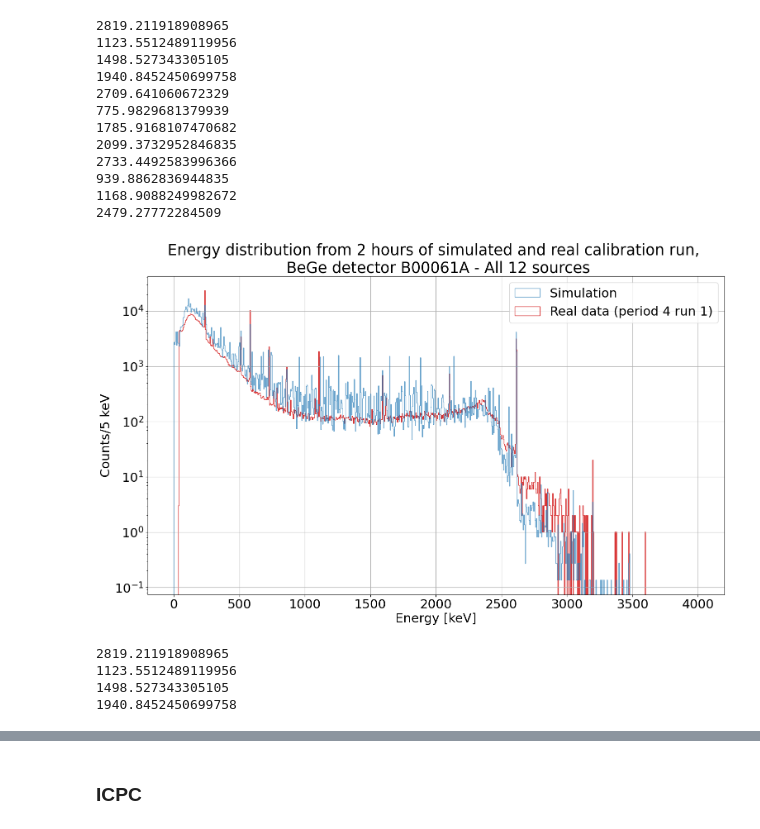
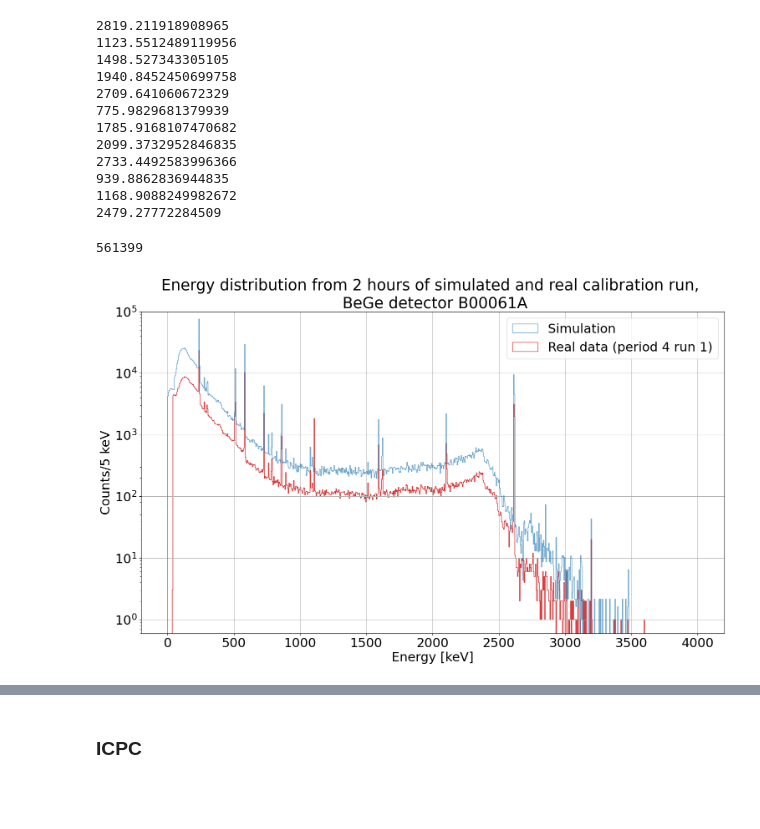
Before and after one commit to gloriasenatore/reMaGe_results, a Jupyter notebook: read_lh5.ipynb, the cells around one changed output, grey strips where cells are left out. Saved outputs shown, nothing was run; the diff lists cells and outputs as text; code cells hidden in the pictures; blank space fills up the shorter version.

```diff
--- a/read_lh5.ipynb
+++ b/read_lh5.ipynb
@@ -184,3 +224,0 @@ my_file.close()
-# %%
-max_bin_plus_1 = 641
-hist_data[1][max_bin_plus_1-1]
@@ -238,7 +278,7 @@ my_file.close()
 '\nmy_file = open("simulation_data_bege.txt", "r")\nlines = my_file.readlines()\ndata_sim = [float(e.strip()) for e in lines]\nmy_file.close()\n'
 # %%
 def rescaling_histo(data, activity, time, bins):
-    (counts, bins) = np.histogram(data, bins=bins, range=(0, 4000), density=True)
+    (counts, bins) = np.histogram(data, bins=bins, range=(0, 4000)) #, density=True)
     counts = counts*activity*time
     return counts, bins
 # %%
@@ -253,6 +293,7 @@ for i in range(1,4):
         counts_sim += counts
         print(str(activities[k]))
         k += 1
+counts_sim = counts_sim/5E6
 # %% [output]
 2819.211918908965
 1123.5512489119956
@@ -267,36 +308,25 @@ for i in range(1,4):
 1168.9088249982672
 2479.27772284509
 # %%
-counts_sim = counts_sim*sum_data_sim/sum_data_sim_tot
+#counts_sim = counts_sim*sum_data_sim/sum_data_sim_tot
+# %%
+sum_data_sim #Number of data from the simulation from that individual detector
+# %% [output]
+561399
 # %%
 _, ax = plt.subplots()
 #ax.hist(all_data.trapEmax, bins=500, label='trap', color='C1')
 hist_sim = ax.hist(bins[:-1], bins, weights=counts_sim, label='Simulation', range=[0, 4000], color='C2', alpha=0.7, histtype='step', zorder=10)
 hist_data = ax.hist(data_single.zacEmax_cal, bins=800, label='Real data (period 4 run 1)', range=[0, 4000], color='C3', histtype='step', zorder=0)
 plt.legend()
 plt.yscale("log")
 plt.xlabel("Energy [keV]")
 plt.ylabel('Counts/5 keV')
-plt.title('Energy distribution from 2 hours of simulated and real calibration run, \n BeGe detector B00061A - All 12 sources')
+plt.title('Energy distribution from 2 hours of simulated and real calibration run, \n BeGe detector B00061A')
+plt.ylim(0.6, 1E5)
+#plt.xlim(2700, 3300)
 plt.grid()
-#plt.savefig('sim_vs_real_cal_spectra_bege_5M.png', bbox_inches='tight')
+#plt.savefig('sim_vs_real_cal_spectra_bege_5M_method1_dividingby2.png', bbox_inches='tight')
 plt.show()
 # %% [output]
-[figure, old version]
+[figure, new version]
-# %%
-counts_sim = np.zeros(shape=800)
-k = 0
-sum_data_sim = 0
-for i in range(1,2):
-    for j in range(1,5):
-        data_sim = open_file(f"file_output_energies/file_output_energies_bege_5M/simulation_data_source_{i}_{j}.txt")
-        counts, bins = rescaling_histo(data_sim, activities[k], time, 800)
-        sum_data_sim += len(data_sim)
-        counts_sim += counts
-        print(str(activities[k]))
-        k += 1
-# %% [output]
-2819.211918908965
-1123.5512489119956
-1498.527343305105
-1940.8452450699758
```
Also changed, not shown: parts of 48 cells of this notebook.
